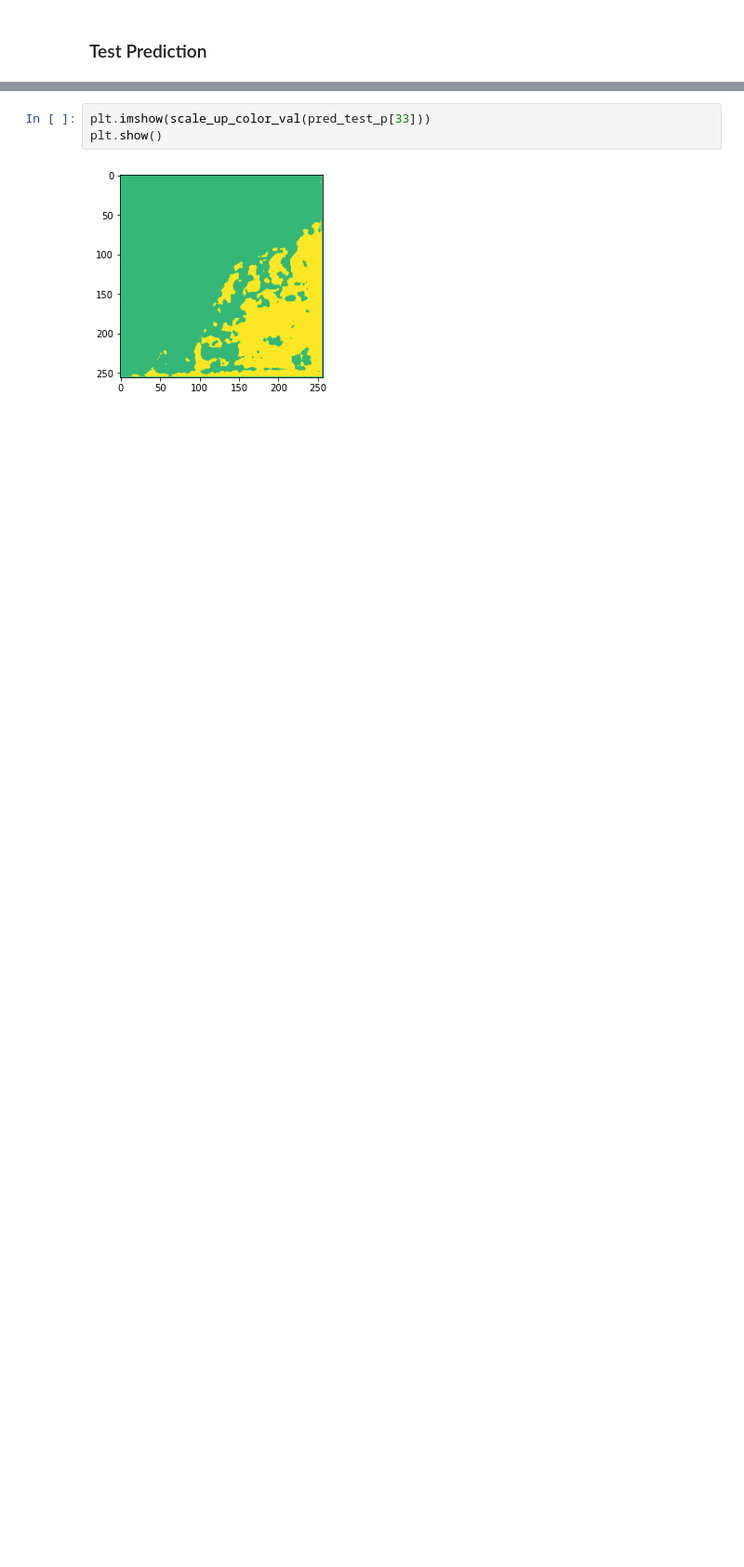
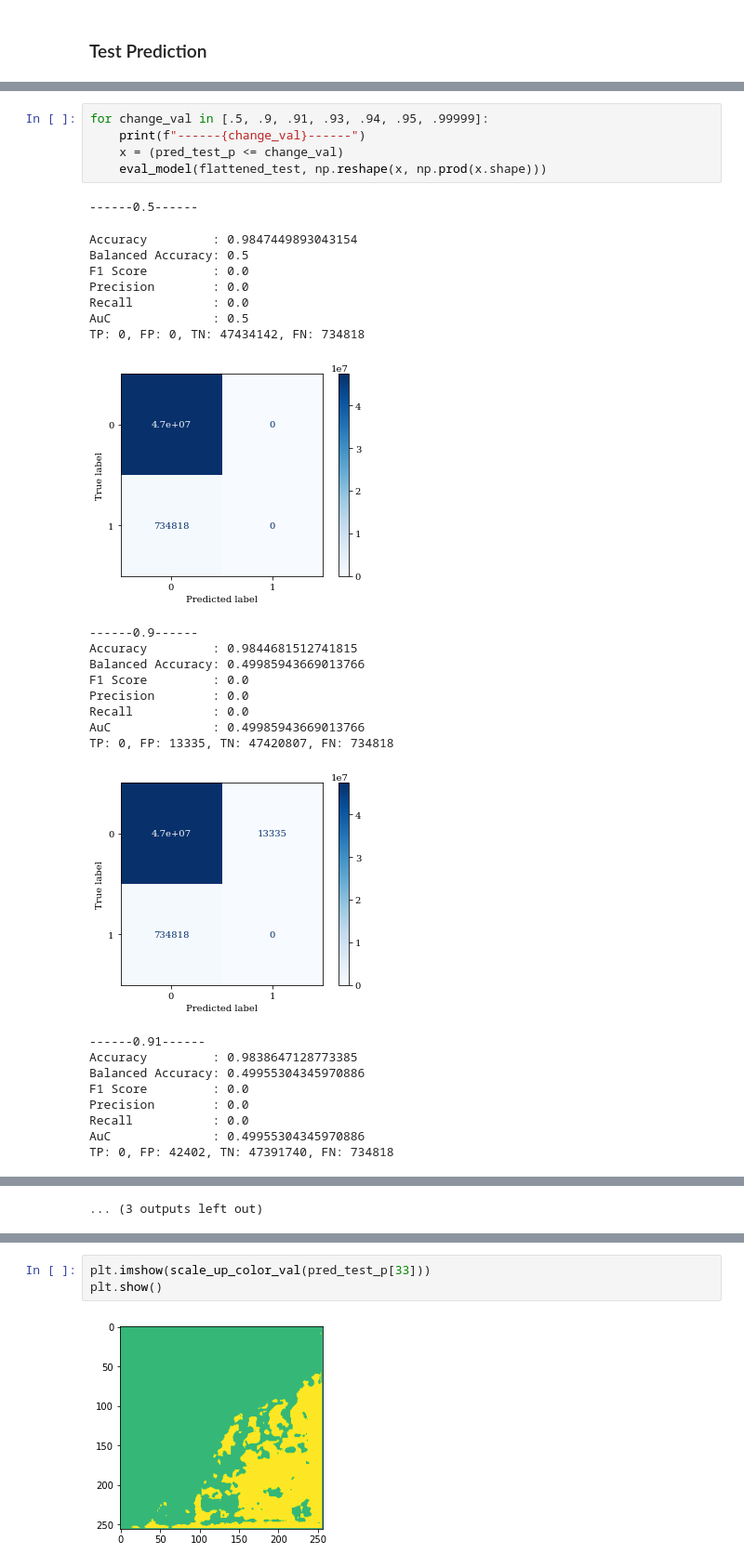
Before and after one commit to lgiesen/DL-Semantic-Segmentation-of-Tree-Stock-in-South-Africa-Using-Satellite-Images, a Jupyter notebook: 5_prediction.ipynb, the cells around one changed output, grey strips where cells are left out. Shown at 93% size. Drawn from its saved outputs; the diff is of its cells as text; blank space fills up the shorter version.

```diff
--- a/5_prediction.ipynb
+++ b/5_prediction.ipynb
@@ -83,0 +141,32 @@ TP: 0, FP: 1704316, TN: 45729826, FN: 734818
+# %%
+for change_val in [.5, .9, .91, .93, .94, .95, .99999]:
+    print(f"------{change_val}------")
+    x = (pred_test_p <= change_val)
+    eval_model(flattened_test, np.reshape(x, np.prod(x.shape)))
+# %% [output]
+------0.5------
+Accuracy         : 0.9847449893043154
+Balanced Accuracy: 0.5
+F1 Score         : 0.0
+Precision        : 0.0
+Recall           : 0.0
+AuC              : 0.5
+TP: 0, FP: 0, TN: 47434142, FN: 734818
+[figure, added]
+------0.9------
+Accuracy         : 0.9844681512741815
+Balanced Accuracy: 0.49985943669013766
+F1 Score         : 0.0
+Precision        : 0.0
+Recall           : 0.0
+AuC              : 0.49985943669013766
+TP: 0, FP: 13335, TN: 47420807, FN: 734818
+[figure, added]
+------0.91------
+Accuracy         : 0.9838647128773385
+Balanced Accuracy: 0.49955304345970886
+F1 Score         : 0.0
+Precision        : 0.0
+Recall           : 0.0
+AuC              : 0.49955304345970886
+TP: 0, FP: 42402, TN: 47391740, FN: 734818
@@ -83,0 +200 @@ TP: 0, FP: 1704316, TN: 45729826, FN: 734818
+... (3 outputs left out)
```
Also changed, not shown: parts of 22 cells of this notebook, 10 other files.
